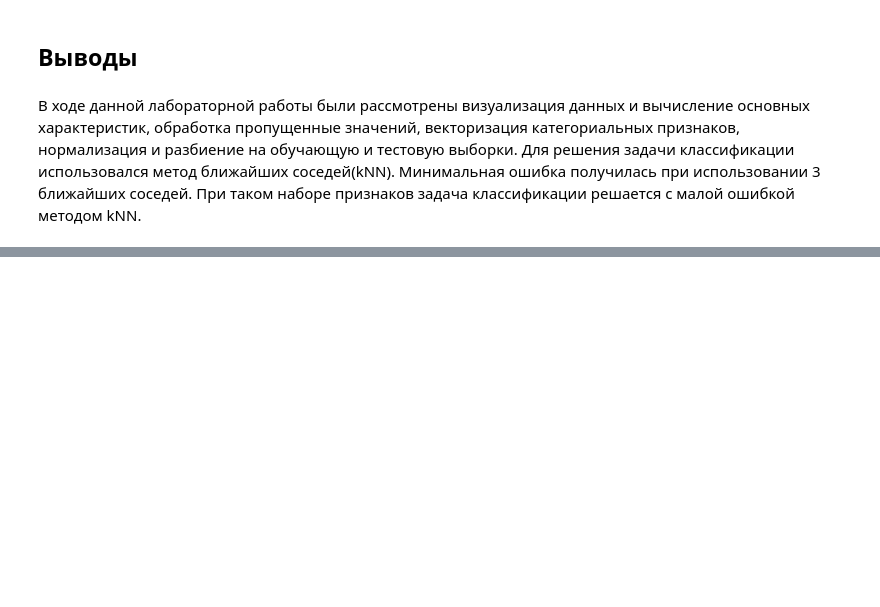
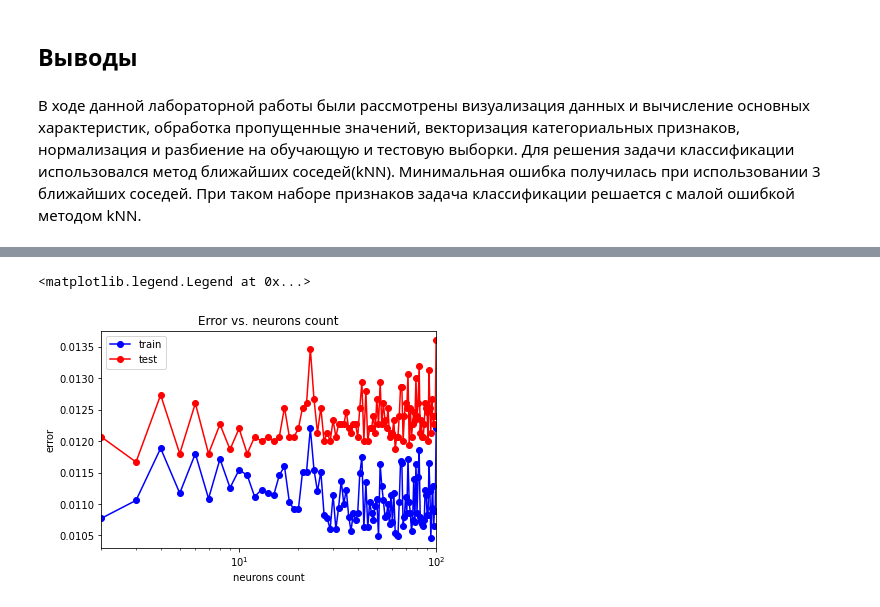
Before and after one commit to katsum25/Machine_Learning, a Jupyter notebook: dz1.ipynb, the cells around one changed output, grey strips where cells are left out. Cells and saved outputs as stored; diff of their text form; code cells hidden in the pictures; blank space fills up the shorter version.

```diff
--- a/dz1.ipynb
+++ b/dz1.ipynb
@@ -548,0 +726,2 @@ err_test:  0.008133333333333333
+# %%
+alpha_opt = alpha_opt[0]
@@ -548,0 +760,11 @@ err_test:  0.008133333333333333
+# %%
+plt.semilogx(neurons_count_arr, train_err, 'b-o', label = 'train')
+plt.semilogx(neurons_count_arr, test_err, 'r-o', label = 'test')
+plt.xlim([np.min(neurons_count_arr), np.max(neurons_count_arr)])
+plt.title('Error vs. neurons count')
+plt.xlabel('neurons count')
+plt.ylabel('error')
+plt.legend()
+# %% [output]
+<matplotlib.legend.Legend at 0x...>
+[figure, added]
```
Also changed, not shown: parts of 46 cells of this notebook.
